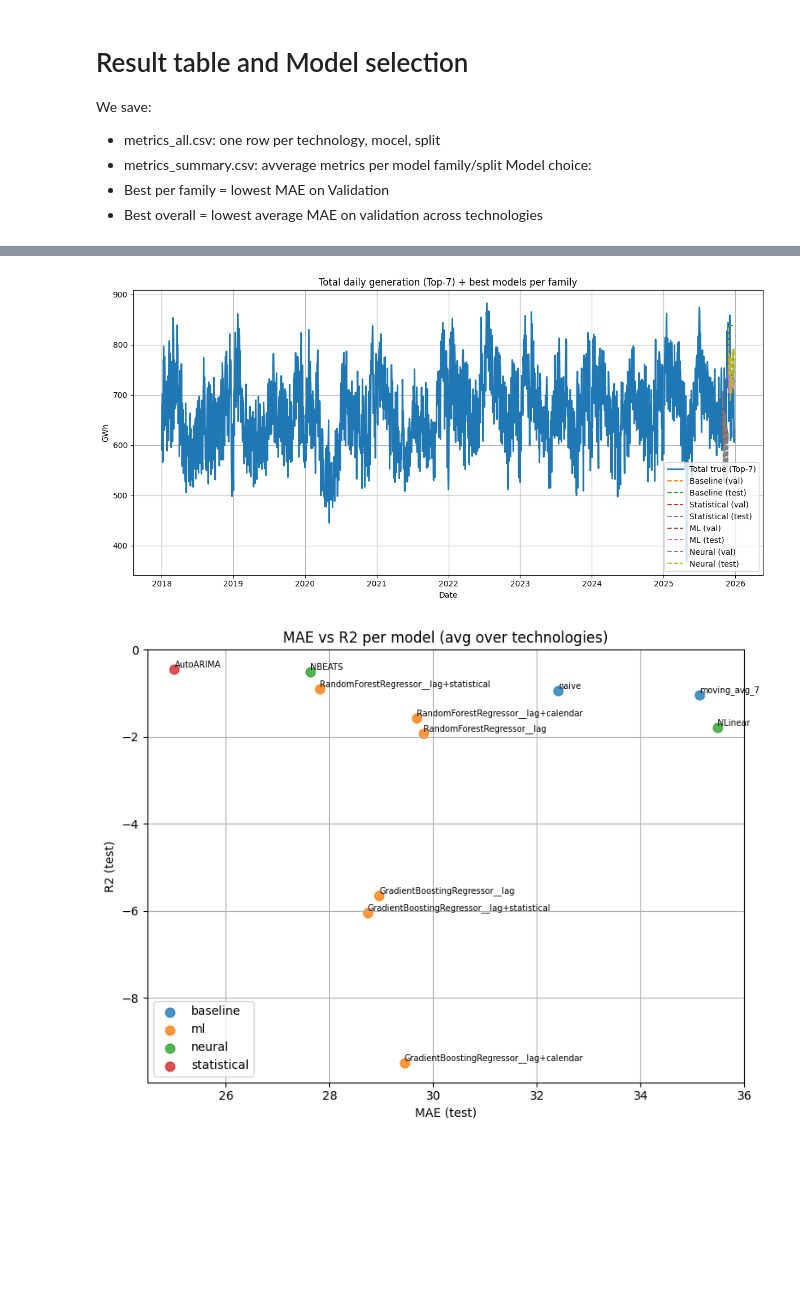
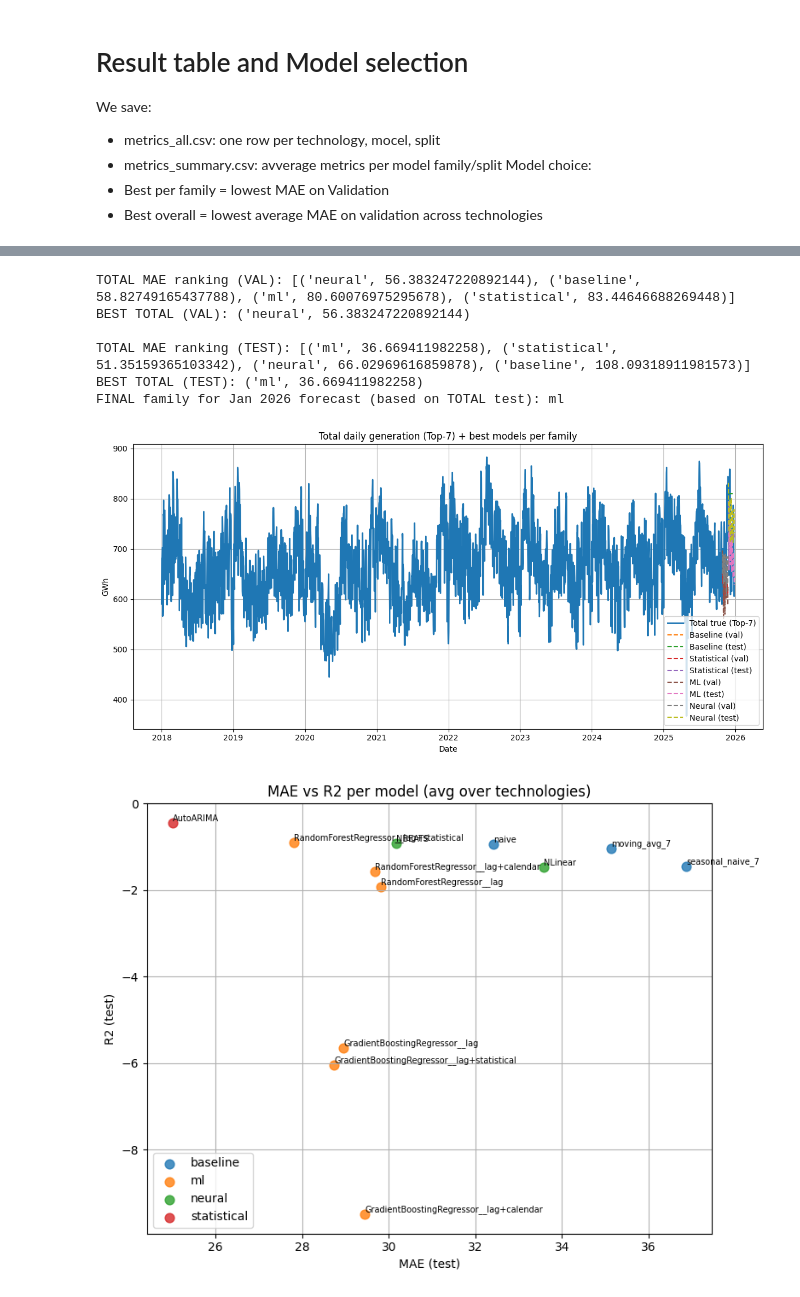
Before and after one commit to mireiamonbu/Spanish-Forecasters-MireiaMontoya-EnriqueRuiz, a Jupyter notebook: project/CAPSTONEproyect.ipynb, the cells around one changed output, grey strips where cells are left out. Cells and saved outputs as stored; diff of their text form; code cells hidden in the pictures; blank space fills up the shorter version.

```diff
--- a/project/CAPSTONEproyect.ipynb
+++ b/project/CAPSTONEproyect.ipynb
@@ -197,6 +201,26 @@ for uid in unique_ids:
         y_test_true,
         y_test_pred)
 
+    # seasonal naive: yhat[t] = y[t-7]
+    # VAL: use the last 7 train days
+    last_week = y_train[-7:]
+    y_val_pred = np.resize(last_week, len(y_val_true))
+
+    # TEST: use teh last 7 val days
+    last_week_tv = y_val_true[-7:]
+    y_test_pred = np.resize(last_week_tv, len(y_test_true))
+
+    evaluate_model(
+        results,
+        uid,
+        "baseline",
+        "seasonal_naive_7",
+        "numpy",
+        y_val_true,
+        y_val_pred,
+        y_test_true,
+        y_test_pred)
+
 #2 AutoARIMA (StatsForecast)
 sf = StatsForecast(
     models=[AutoARIMA(season_length=ARIMA_SEASON, stepwise=True, approximation=True)],
@@ -486,9 +513,17 @@ b = best_models.get("baseline", None)
 if b == "naive":
     total_pred_val["baseline"]  = np.repeat(total_train.values[-1], len(val_dates))
     total_pred_test["baseline"] = np.repeat(total_val.values[-1], len(test_dates))
-elif b is not None:
+elif b == f"moving_avg_{MOVING_AVG_WINDOW}":
     total_pred_val["baseline"]  = np.repeat(total_train.values[-MOVING_AVG_WINDOW:].mean(), len(val_dates))
     total_pred_test["baseline"] = np.repeat(total_val.values[-MOVING_AVG_WINDOW:].mean(), len(test_dates))
+
+elif b == "seasonal_naive_7":
+    # seasonal naive
+    last7_train_total = total_train.values[-7:]
+    total_pred_val["baseline"]  = np.resize(last7_train_total, len(val_dates))
+
+    last7_val_total = total_val.values[-7:]
+    total_pred_test["baseline"] = np.resize(last7_val_total, len(test_dates))
 
 # statistical
 if "statistical" in best_models:
@@ -514,6 +549,28 @@ if "neural" in best_models:
     col = best_models["neural"]
     total_pred_val["neural"]  = preds_val_dl.groupby("ds")[col].sum().values
     total_pred_test["neural"] = preds_test_dl.groupby("ds")[col].sum().values
+
+
+def rank_families_on_total(y_true, pred_dict):
+    ranking = []
+    for fam, yhat in pred_dict.items():
+        ranking.append((fam, mean_absolute_error(y_true, yhat)))
+    ranking.sort(key=lambda x: x[1])  # menor MAE = mejor
+    return ranking
+
+rank_val_total  = rank_families_on_total(total_val.values,  total_pred_val)
+rank_test_total = rank_families_on_total(total_test.values, total_pred_test)
+
+print("\nTOTAL MAE ranking (VAL):", rank_val_total)
+print("BEST TOTAL (VAL):", rank_val_total[0])
+
+print("\nTOTAL MAE ranking (TEST):", rank_test_total)
+print("BEST TOTAL (TEST):", rank_test_total[0])
+
+best_total_family = rank_test_total[0][0]
+print("FINAL family for Jan 2026 forecast (based on TOTAL test):", best_total_family)
+
+
 
 plt.figure(figsize=(12, 6))
 plt.plot(total_series.index, total_series.values, label="Total true (Top-7)", linewidth=2)
@@ -524,35 +581,41 @@ for fam in ["baseline", "statistical", "ml", "neural"]:
         plt.plot(val_dates, total_pred_val[fam], "--", label=f"{name_map[fam]} (val)")
         plt.plot(test_dates, total_pred_test[fam], "--", label=f"{name_map[fam]} (test)")
 
 plt.title("Total daily generation (Top-7) + best models per family")
 plt.xlabel("Date")
 plt.ylabel("GWh")
 plt.legend()
 plt.grid(True)
 plt.tight_layout()
 plt.show()
 
 # MAE vs R2 scatter (test)
 test_results = results_df[results_df["split"] == "test"].copy()
 agg = test_results.groupby(["family", "model"], as_index=False).agg({"MAE": "mean", "R2": "mean"})
 
 plt.figure(figsize=(8, 6))
 for fam in agg["family"].unique():
     sub = agg[agg["family"] == fam]
     plt.scatter(sub["MAE"], sub["R2"], label=fam, s=60, alpha=0.8)
     for _, row in sub.iterrows():
         plt.text(row["MAE"], row["R2"], row["model"], fontsize=7, ha="left", va="bottom")
 
 plt.xlabel("MAE (test)")
 plt.ylabel("R2 (test)")
 plt.title("MAE vs R2 per model (avg over technologies)")
 plt.legend()
 plt.grid(True)
 plt.tight_layout()
 plt.show()
 # %% [output]
+TOTAL MAE ranking (VAL): [('neural', 56.383247220892144), ('baseline', 58.82749165437788), ('ml', 80.60076975295678), ('statistical', 83.44646688269448)]
+BEST TOTAL (VAL): ('neural', 56.383247220892144)
+
+TOTAL MAE ranking (TEST): [('ml', 36.669411982258), ('statistical', 51.35159365103342), ('neural', 66.02969616859878), ('baseline', 108.09318911981573)]
+BEST TOTAL (TEST): ('ml', 36.669411982258)
+FINAL family for Jan 2026 forecast (based on TOTAL test): ml
-[figure, old version]
+[figure, new version]
-[figure, old version]
+[figure, new version]
 # %%
 #Plot only VAL + TEST (total)
 total = df_panel.groupby("ds")["y"].sum()
```
Also changed, not shown: parts of 9 cells of this notebook, 23 other files.
